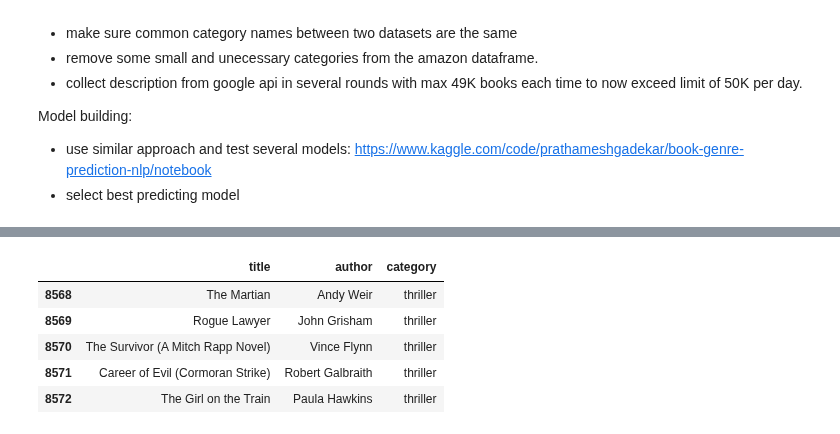
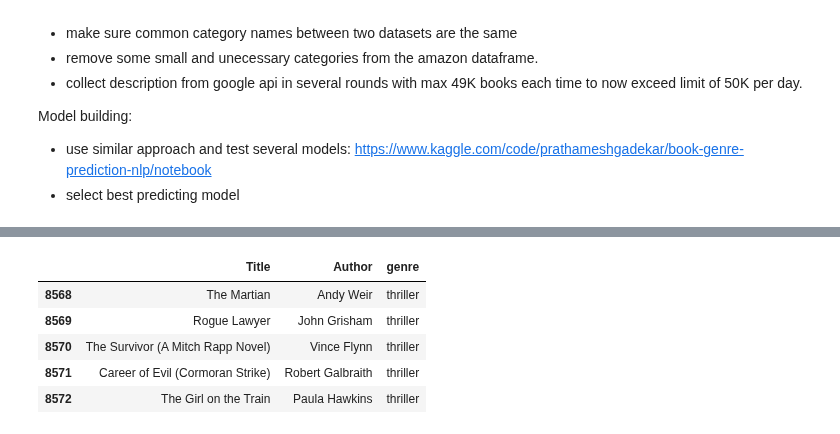
Before and after one commit to lalelisealstad/mybook-dashboard, a Jupyter notebook: notebooks/5_1_ml_genre_prediction.ipynb, the cells around one changed output, grey strips where cells are left out. Saved outputs shown, nothing was run; the diff lists cells and outputs as text; code cells hidden in the pictures.

```diff
--- a/notebooks/5_1_ml_genre_prediction.ipynb
+++ b/notebooks/5_1_ml_genre_prediction.ipynb
@@ -330,8 +333,9 @@ amazondf.to_pickle('../assets/amazon_books.pkl')
 # %%
-amazondf = pd.read_pickle('../assets/amazon_books.pkl')
+amazondf = pd.read_pickle('assets/amazon_books.pkl')
+
 amazondf.head()
 # %% [output]
-|  | title | author | category |
+|  | Title | Author | genre |
 | 8568 | The Martian | Andy Weir | thriller |
 | 8569 | Rogue Lawyer | John Grisham | thriller |
 | 8570 | The Survivor (A Mitch Rapp Novel) | Vince Flynn | thriller |
```
Also changed, not shown: parts of 9 cells of this notebook, 7 other files.
